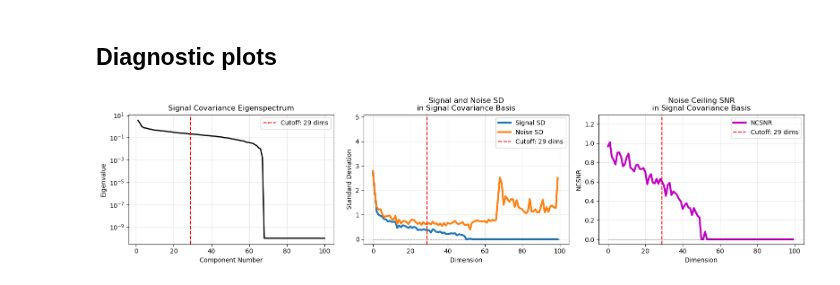
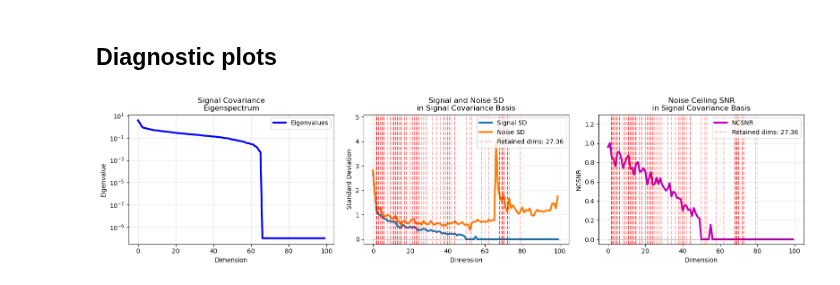
Before and after one commit to cvnlab/GSN, a Jupyter notebook: examples/example2.ipynb, the cells around one changed output. Drawn from its saved outputs; the diff is of its cells as text; code cells hidden in the pictures.

```diff
--- a/examples/example2.ipynb
+++ b/examples/example2.ipynb
@@ -364,7 +360,7 @@ GSN Analysis Results Summary:
 print("Computing eigendecomposition of signal covariance matrix...")
 
 # Compute eigendecomposition
-S, V = np.linalg.eigh(results['cSb'])
+S, V = np.linalg.eigh(results_gsn['cSb'])
 # Sort eigenvalues and eigenvectors in descending order
 idx = np.flip(np.argsort(S))
 S = S[idx]
@@ -435,7 +431,7 @@ Eigendecomposition Summary:
 # Configure options for GSN denoising
 opt = {
     'cv_mode': 0,                    # Use leave-one-out cross-validation
-    'cv_threshold_per': 'population', # Use same threshold for all voxels
+    'cv_threshold_per': 'unit', # Use same threshold for all voxels
     'cv_thresholds': np.arange(1, nvox + 1),  # Test all possible dimensionalities
     'denoisingtype': 1              # 0 for trial-averaged denoising
 }
@@ -447,10 +443,8 @@ print(f"│   ├── Threshold type: {opt['cv_threshold_per']}")
 print(f"│   ├── Number of thresholds tested: {len(opt['cv_thresholds'])}")
 print(f"│   └── Denoising type: {'Trial-averaged' if opt['denoisingtype'] == 0 else 'Single-trial'}")
 
-
-
-# Returns: denoiser, cv_scores, best_threshold, denoiseddata, fullbasis, signalsubspace, dimreduce
-denoiser, cv_scores, best_threshold, denoiseddata, fullbasis, signalsubspace, dimreduce = gsn_denoise(
+# Call GSN denoising and get results dictionary
+results = gsn_denoise(
     train_data.copy(),
     V=V.copy(),  # Use signal covariance eigenvectors as basis
     opt=opt
@@ -473,13 +467,13 @@ test_data_denoised = np.zeros_like(test_data)
 if opt['denoisingtype'] == 0:
     # Trial-averaged denoising
     test_avg = np.mean(test_data, axis=2)
-    test_denoised_avg = (test_avg.T @ denoiser).T
+    test_denoised_avg = (test_avg.T @ results['denoiser']).T
     for tr in range(test_data.shape[2]):
         test_data_denoised[:, :, tr] = test_denoised_avg
 else:
     # Single-trial denoising
     for tr in range(test_data.shape[2]):
-        test_data_denoised[:, :, tr] = (test_data[:, :, tr].T @ denoiser).T
+        test_data_denoised[:, :, tr] = (test_data[:, :, tr].T @ results['denoiser']).T
 
 # Calculate noise as the difference between original and denoised data
 test_avg = np.mean(test_data, axis=2)
@@ -533,27 +573,5 @@ Applying denoiser to held-out test data...
 # %%
-# Calculate NCSNR and NC for initial and denoised data
-def compute_noise_ceiling(data_in):
-    """
-    Compute noise ceiling metrics for the data.
-    """
-    # noisevar: mean variance across trials for each unit
-    noisevar = np.mean(np.std(data_in, axis=2, ddof=1) ** 2, axis=1)
-
-    # datavar: variance of the trial means across conditions for each unit
-    datavar = np.std(np.mean(data_in, axis=2), axis=1, ddof=1) ** 2
-
-    # signalvar: signal variance, obtained by subtracting noise variance from data variance
-    signalvar = np.maximum(datavar - noisevar / data_in.shape[2], 0)  # Ensure non-negative variance
-
-    # ncsnr: signal-to-noise ratio (SNR) for each unit
-    ncsnr = np.sqrt(signalvar) / np.sqrt(noisevar)
-
-    # noiseceiling: percentage noise ceiling based on SNR
-    noiseceiling = 100 * (ncsnr ** 2 / (ncsnr ** 2 + 1 / data_in.shape[2]))
-
-    return noiseceiling, ncsnr, signalvar, noisevar
-
-def plot_basis_dim_ncsnrs(data, eigvecs, basis_name, best_threshold, subplots=(121, 122)):
+def plot_basis_dim_ncsnrs(data, eigvecs, basis_name, best_threshold, S, subplots=(131, 132, 133)):
     """
     Plot signal and noise standard deviations (SD) and noise ceiling SNR (ncsnr)
     for data projected into a given basis.
@@ -562,6 +580,9 @@ def plot_basis_dim_ncsnrs(data, eigvecs, basis_name, best_threshold, subplots=(1
     ncsnrs = []     # Noise ceiling signal-to-noise ratios
     sigvars = []    # Signal variances
     noisevars = []  # Noise variances
+
+    # Compute eigenvalues of S for the eigenspectrum plot
+    eigenvals = np.sort(S)[::-1]  # Sort in descending order
 
     # Compute ncsnr, signal variance, and noise variance for each basis dimension
     for i in range(eigvecs.shape[1]):
@@ -579,29 +600,12 @@ def plot_basis_dim_ncsnrs(data, eigvecs, basis_name, best_threshold, subplots=(1
 
     # Plot 1: Eigenspectrum
     plt.subplot(131)
-    plt.plot(np.arange(1, len(S) + 1), S, 'k-', linewidth=2)
-    plt.title('Signal Covariance Eigenspectrum')
-    plt.xlabel('Component Number')
+    plt.plot(eigenvals, linewidth=3, color='b', label='Eigenvalues')
+    plt.title('Signal Covariance\nEigenspectrum')
+    plt.xlabel('Dimension')
     plt.ylabel('Eigenvalue')
-    plt.yscale('log')
+    plt.yscale('log')  # Use log scale for eigenspectrum
     plt.grid(True, alpha=0.3)
-
-    # Handle different types of best_threshold
-    if isinstance(best_threshold, (list, np.ndarray)):
-        # Check if indices are contiguous from left
-        if np.all(np.diff(best_threshold) == 1) and best_threshold[0] == 0:
-            # Contiguous from left - draw single line at cutoff
-            plt.axvline(len(best_threshold), color='r', linestyle='--',
-                       label=f'Cutoff: {len(best_threshold)} dims')
-        else:
-            # Non-contiguous - draw lines at each retained dimension
-            for idx in best_threshold:
-                plt.axvline(idx + 1, color='r', linestyle='--', alpha=0.3)
-            plt.axvline(idx + 1, color='r', linestyle='--', alpha=0.3,
-                       label=f'Retained dims: {len(best_threshold)}')
-    elif isinstance(best_threshold, (int, np.integer)):  # Handle numpy integer types
-        plt.axvline(best_threshold, color='r', linestyle='--',
-                   label=f'Cutoff: {best_threshold} dims')
     plt.legend()
 
     # Plot 2: Signal and noise standard deviations
@@ -622,7 +626,7 @@ def plot_basis_dim_ncsnrs(data, eigvecs, basis_name, best_threshold, subplots=(1
             for idx in best_threshold:
                 plt.axvline(idx + 1, color='r', linestyle='--', alpha=0.3)
             plt.axvline(idx + 1, color='r', linestyle='--', alpha=0.3,
-                       label=f'Retained dims: {len(best_threshold)}')
+                       label=f'Retained dims: {np.mean(best_threshold)}')
     elif isinstance(best_threshold, (int, np.integer)):  # Handle numpy integer types
         plt.axvline(best_threshold, color='r', linestyle='--',
                    label=f'Cutoff: {best_threshold} dims')
@@ -641,42 +645,37 @@ def plot_basis_dim_ncsnrs(data, eigvecs, basis_name, best_threshold, subplots=(1
     # Handle different types of best_threshold for NCSNR plot
     if isinstance(best_threshold, (list, np.ndarray)):
         if np.all(np.diff(best_threshold) == 1) and best_threshold[0] == 0:
             plt.axvline(len(best_threshold), color='r', linestyle='--',
                        label=f'Cutoff: {len(best_threshold)} dims')
         else:
             for idx in best_threshold:
                 plt.axvline(idx + 1, color='r', linestyle='--', alpha=0.3)
             plt.axvline(idx + 1, color='r', linestyle='--', alpha=0.3,
-                       label=f'Retained dims: {len(best_threshold)}')
+                       label=f'Retained dims: {np.mean(best_threshold)}')
     elif isinstance(best_threshold, (int, np.integer)):  # Handle numpy integer types
         plt.axvline(best_threshold, color='r', linestyle='--',
                    label=f'Cutoff: {best_threshold} dims')
     plt.ylim([-0.05, 1.3])
     plt.grid(True, alpha=0.3)
     plt.legend()
 
     plt.tight_layout()
     plt.show()
 
     # Print summary statistics
     print("\nNCNSR Analysis Summary:")
     print(f"├── Signal SD range: [{min(np.sqrt(sigvars)):.3f}, {max(np.sqrt(sigvars)):.3f}]")
     print(f"├── Noise SD range: [{min(np.sqrt(noisevars)):.3f}, {max(np.sqrt(noisevars)):.3f}]")
     print(f"├── NCSNR range: [{min(ncsnrs):.3f}, {max(ncsnrs):.3f}]")
-    if isinstance(best_threshold, (list, np.ndarray)):
-        if len(best_threshold) > 0:
-            print(f"└── NCSNR at last retained dim: {ncsnrs[best_threshold[-1]]:.3f}")
-        else:
-            print("└── No dimensions retained")
-    else:  # Handle both Python int and numpy integer types
-        print(f"└── NCSNR at threshold: {ncsnrs[int(best_threshold)-1]:.3f}")
+
 # Call the function with our data
 plot_basis_dim_ncsnrs(
     train_data.copy().transpose(1, 2, 0),  # Reshape to match function expectations
-    V,                                     # Eigenvectors
+    results['fullbasis'],                  # Eigenvectors from results
     'Signal Covariance',                   # Basis name
-    best_threshold                       # Selected threshold
+    results['best_threshold'],               # Selected threshold from results
+    S                                      # Signal covariance matrix
 )
 # %% [output]
-[figure, old version]
+[figure, new version]
 NCNSR Analysis Summary:
```
Also changed, not shown: parts of 14 cells of this notebook.
